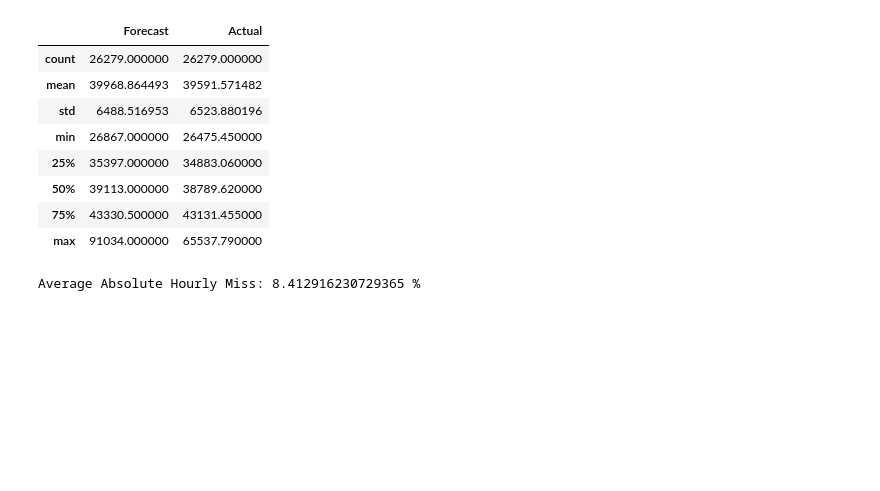
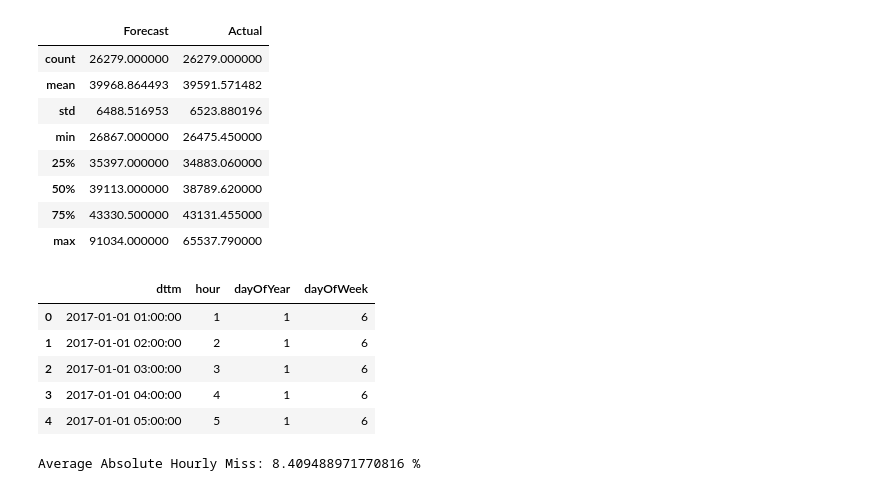
Before and after one commit to grantboggess/TechBrew, a Jupyter notebook: TechBrew_PredictingLoad.ipynb, the cells around one changed output. Saved outputs shown, nothing was run; the diff lists cells and outputs as text; code cells hidden in the pictures; blank space fills up the shorter version.

```diff
--- a/TechBrew_PredictingLoad.ipynb
+++ b/TechBrew_PredictingLoad.ipynb
@@ -41,5 +43,5 @@ All Needed Packages Installed
 # %%
-loadData = pd.read_excel('Downloads/MISO_Central_Load.xlsx')
+loadData = pd.read_excel('MISO_Central_Load.xlsx')
 loadData.head()
 # %% [output]
 |  | DTTM | Forecast | Actual |
@@ -63,11 +65,17 @@ loadData.describe()
 # %%
 features = pd.DataFrame([])
 features['dttm'] = loadData.DTTM
 features['hour'] = loadData.DTTM.dt.hour
 features['dayOfYear'] = loadData.DTTM.dt.dayofyear
 features['dayOfWeek'] = loadData.DTTM.dt.dayofweek
-
-# features.head()
+features.head()
+# %% [output]
+|  | dttm | hour | dayOfYear | dayOfWeek |
+| 0 | 2017-01-01 01:00:00 | 1 | 1 | 6 |
+| 1 | 2017-01-01 02:00:00 | 2 | 1 | 6 |
+| 2 | 2017-01-01 03:00:00 | 3 | 1 | 6 |
+| 3 | 2017-01-01 04:00:00 | 4 | 1 | 6 |
+| 4 | 2017-01-01 05:00:00 | 5 | 1 | 6 |
 # %%
 model = RandomForestRegressor(n_estimators = 100)
 # model = LinearRegression()
@@ -94,7 +102,7 @@ prediction = model.predict(X_test)
 mae = 100*sum(abs(prediction - Y_test))/sum(Y_test)
 print(f'Average Absolute Hourly Miss: {mae} %')
 # %% [output]
-Average Absolute Hourly Miss: 8.412916230729365 %
+Average Absolute Hourly Miss: 8.409488971770816 %
 # %%
 # Keras
 # model.fit(X_train, Y_train, epochs = 50)
```
Also changed, not shown: parts of 2 cells of this notebook.
